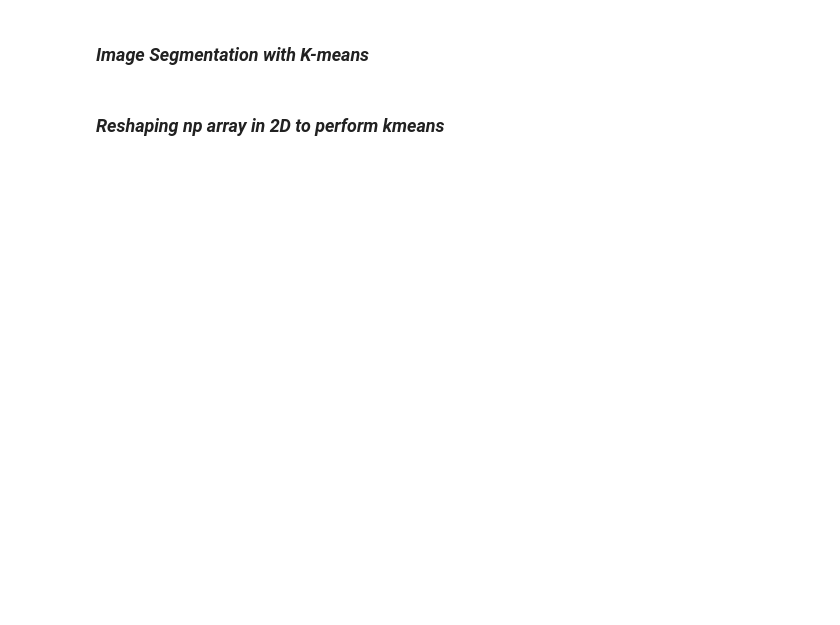
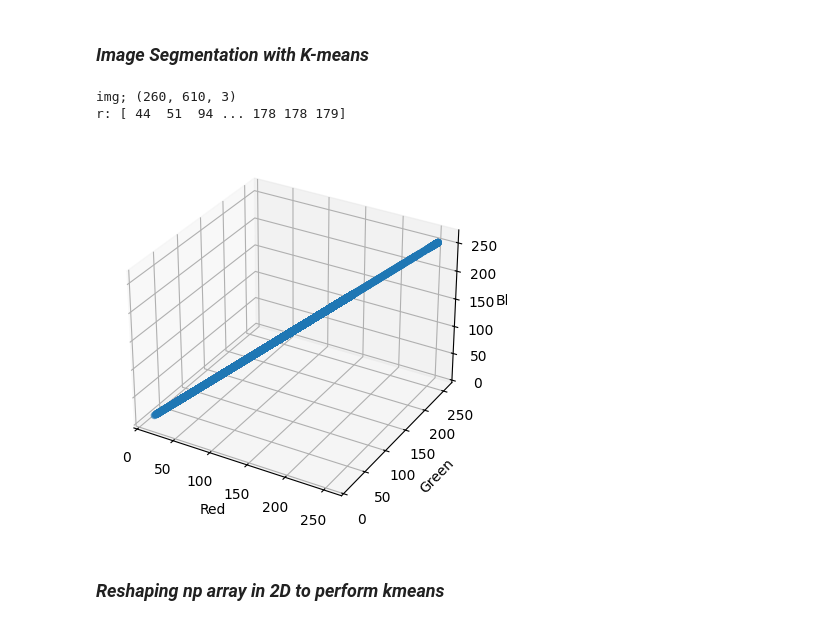
Before and after one commit to Akhilan-xd/Empty_-_Detection_ML, a Jupyter notebook: src/empty.ipynb, the cells around one changed output. Cells and saved outputs as stored; diff of their text form; code cells hidden in the pictures; blank space fills up the shorter version.

```diff
--- a/src/empty.ipynb
+++ b/src/empty.ipynb
@@ -158,30 +159,35 @@ import numpy as np
 # %%
 '''
 Converting 3D image into numpy array to 2D
+Plotting the graph according to the pixel values
 '''
 
 # img = cv2.cvtColor(imgresized,cv2.COLOR_BGR2RGB)
 img = cv2.cvtColor(cropped_image,cv2.COLOR_BGR2RGB)
 
 print(f'img; {img.shape}')
 r,g,b = cv2.split(img)
 
 r = r.flatten()
 g = g.flatten()
 b = b.flatten()
 
 print(f'r: {r}')
 # print(f'g: {g}')
 # print(f'b: {b}')
 
 fig = plt.figure()
 ax = fig.add_subplot(111,projection='3d')
 # ax.scatter(r,g,b)
 ax.scatter(r, g, b)
 ax.set_xlabel('Red')
 ax.set_ylabel('Green')
 ax.set_zlabel('Blue')
 plt.show()
+# %% [output]
+img; (260, 610, 3)
+r: [ 44  51  94 ... 178 178 179]
+[figure, added]
 # %% [markdown]
 ### _Reshaping np array in 2D to perform kmeans_
 # %%
```
Also changed, not shown: parts of 13 cells of this notebook.
